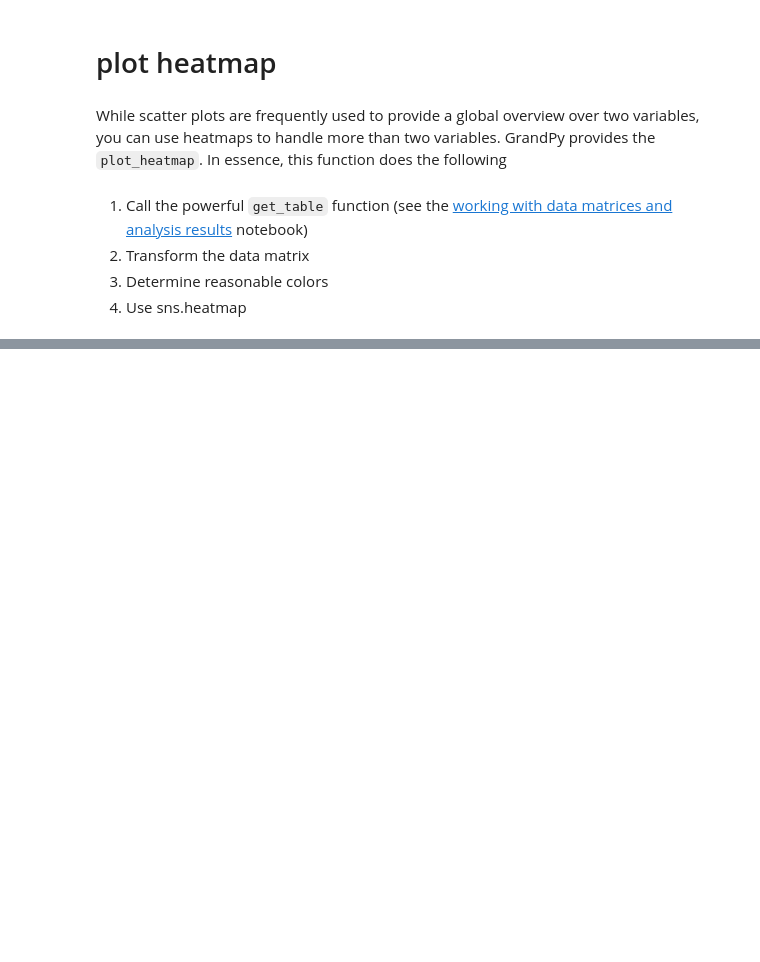
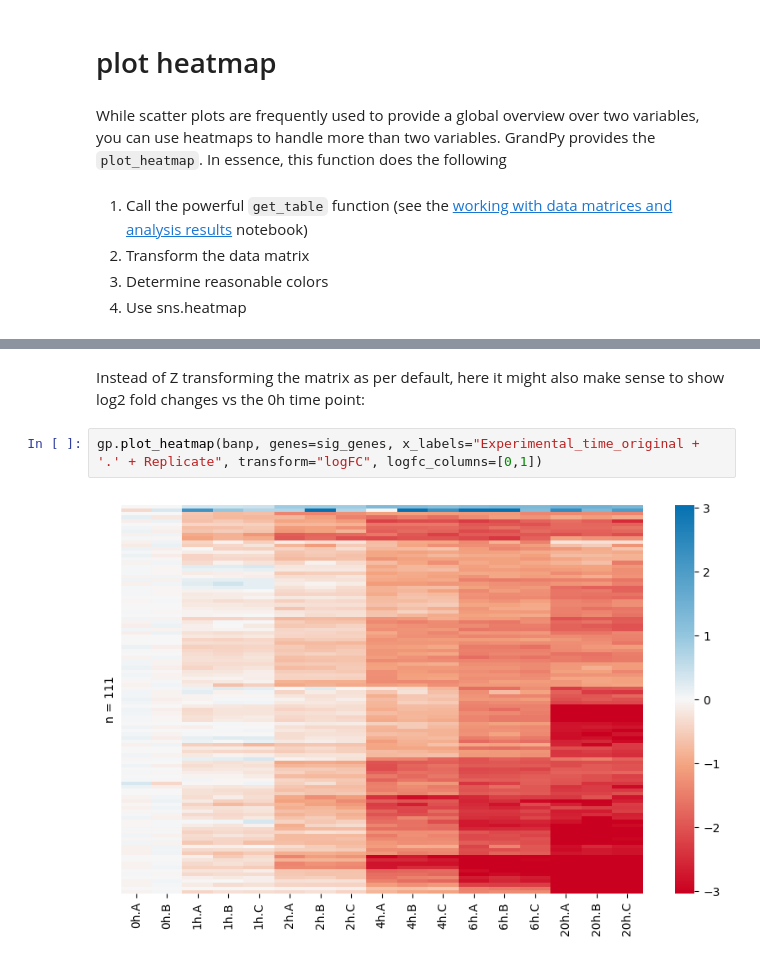
Before and after one commit to maus2310/GrandPy, a Jupyter notebook: docs/notebooks/notebook_05_plotting.ipynb, the cells around one changed output, grey strips where cells are left out. Drawn from its saved outputs; the diff is of its cells as text; blank space fills up the shorter version.

```diff
--- a/docs/notebooks/notebook_05_plotting.ipynb
+++ b/docs/notebooks/notebook_05_plotting.ipynb
@@ -206,0 +220,6 @@ ValueError: Output contains mixed data types (logical and numeric).
+# %% [markdown]
+Instead of Z transforming the matrix as per default, here it might also make sense to show log2 fold changes vs the 0h time point:
+# %%
+gp.plot_heatmap(banp, genes=sig_genes, x_labels="Experimental_time_original + '.' + Replicate", transform="logFC", logfc_columns=[0,1])
+# %% [output]
+[figure, added]
```
Also changed, not shown: parts of 12 cells of this notebook, 1 other file.
